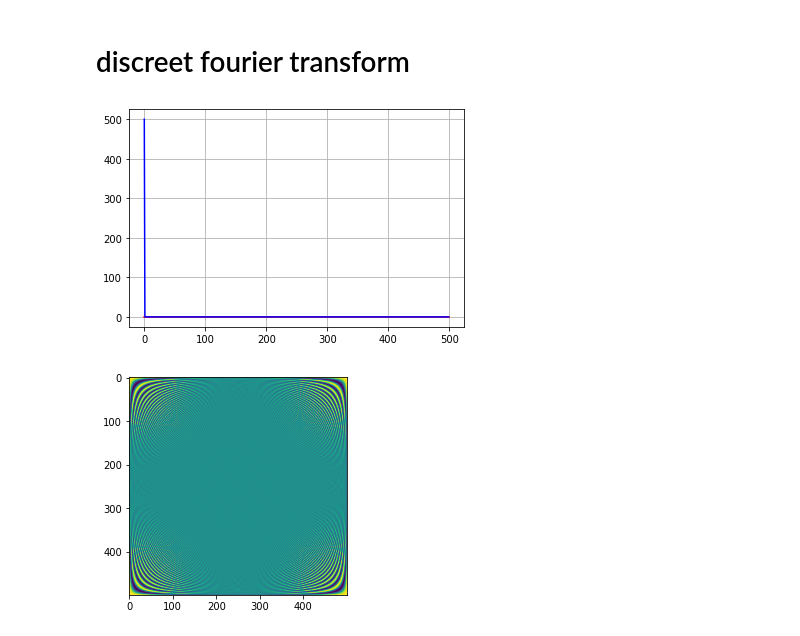
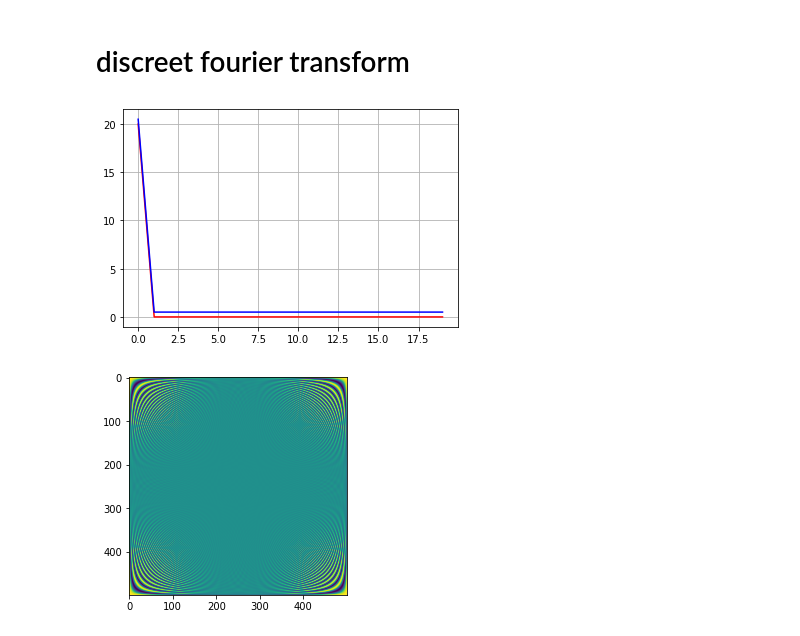
Before and after one commit to shahin1009/ME565, a Jupyter notebook: CauchyI.ipynb, the cells around one changed output. Drawn from its saved outputs; the diff is of its cells as text; code cells hidden in the pictures.

```diff
--- a/CauchyI.ipynb
+++ b/CauchyI.ipynb
@@ -321,25 +323,26 @@ plt.show()
 # %% [markdown]
 # discreet fourier transform
 # %%
-N = 500
+N = 20
 # T = 1
 # x = np.linspace(0.0, N*T, N)
 x = np.ones((N , 1))
-yf = fft(x)
+yf = fft2(x)
 
 w = np.exp(-1j*2*np.pi/N)
 DFT = np.zeros((N,N) , dtype=complex)
 # slow version
 for i in range(0,N):
     for j in range(0,N):
         DFT[i,j] = w**(i*j)
 a = np.dot(DFT,x)
 plt.plot(yf.real, 'r-')
-plt.plot(a.real, 'b-')
+# shift the plot for better visualization
+plt.plot(a.real+0.5, 'b-')
 plt.grid()
 plt.show()
 # %% [output]
-[figure, old version]
+[figure, new version]
 # %%
 N = 500
 
```
Also changed, not shown: parts of 7 cells of this notebook.
